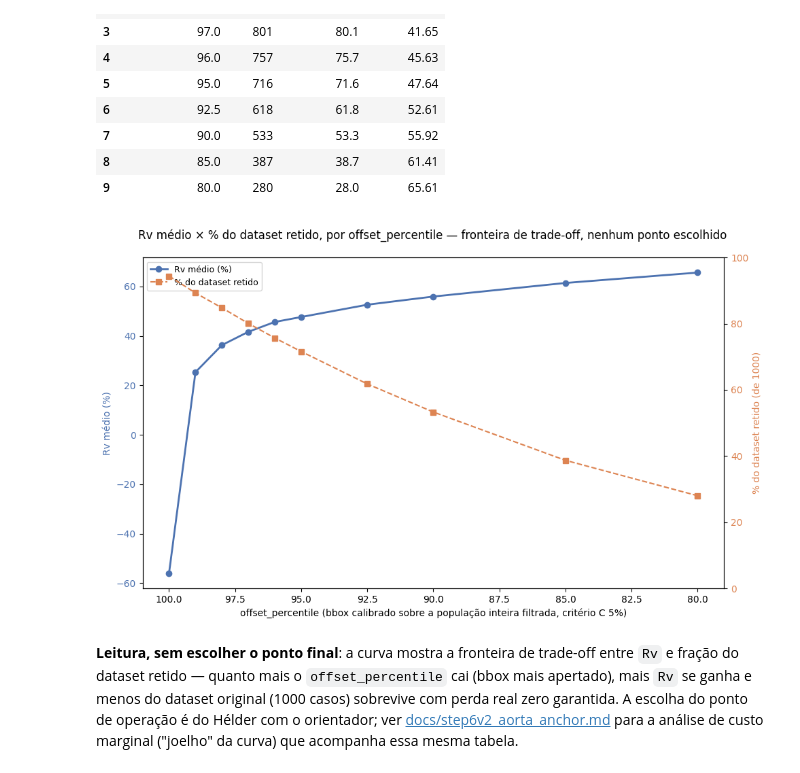
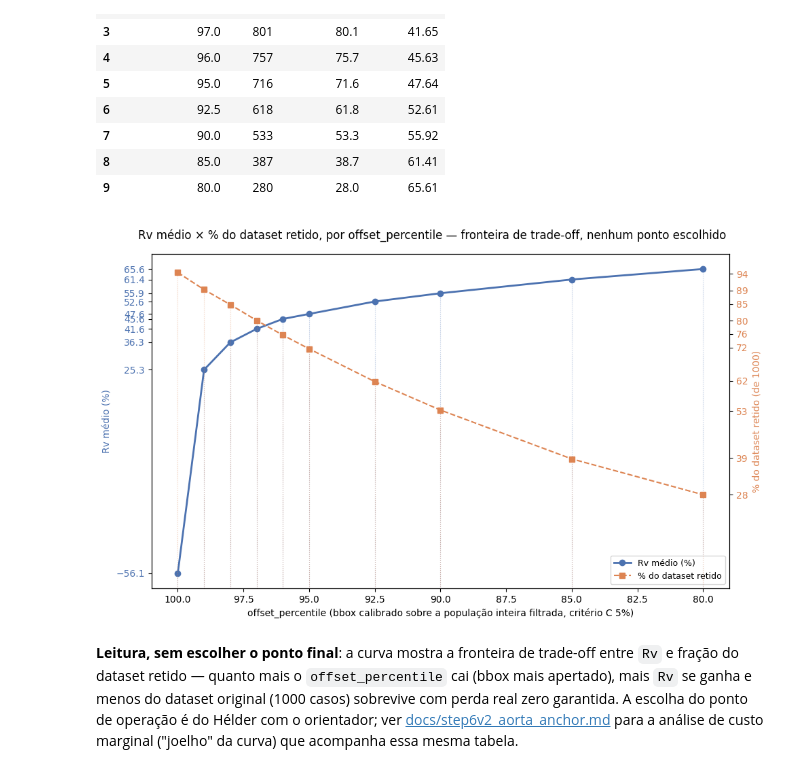
Before and after one commit to hcalmeida-uesc/heart-bounding-box, a Jupyter notebook: notebooks/reuniao_2026-07-29_diagnostico_e_correcao_z_coverage.ipynb, the cells around one changed output. Cells and saved outputs as stored; diff of their text form; code cells hidden in the pictures.

```diff
--- a/notebooks/reuniao_2026-07-29_diagnostico_e_correcao_z_coverage.ipynb
+++ b/notebooks/reuniao_2026-07-29_diagnostico_e_correcao_z_coverage.ipynb
@@ -519,29 +519,39 @@ n_rv_df[["offset_percentile", "n_final", "pct_retained", "rv_mean_%"]]
 # %%
 fig, ax1 = plt.subplots(figsize=(10, 6))
 
 x = n_rv_df["offset_percentile"]
 
-ax1.plot(x, n_rv_df["rv_mean_%"], marker="o", color="#4C72B0", linewidth=2, label="Rv médio (%)")
+ax1.plot(x, n_rv_df["rv_mean_%"], marker="o", color="#4C72B0", linewidth=2, zorder=3, label="Rv médio (%)")
 ax1.set_xlabel("offset_percentile (bbox calibrado sobre a população inteira filtrada, critério C 5%)")
 ax1.set_ylabel("Rv médio (%)", color="#4C72B0")
 ax1.tick_params(axis="y", labelcolor="#4C72B0")
 ax1.invert_xaxis()
 
 ax2 = ax1.twinx()
-ax2.plot(x, n_rv_df["pct_retained"], marker="s", linestyle="--", color="#DD8452", label="% do dataset retido")
+ax2.plot(x, n_rv_df["pct_retained"], marker="s", linestyle="--", color="#DD8452", zorder=3, label="% do dataset retido")
 ax2.set_ylabel("% do dataset retido (de 1000)", color="#DD8452")
 ax2.tick_params(axis="y", labelcolor="#DD8452")
 ax2.set_ylim(0, 100)
 
+y1_bottom, y1_top = ax1.get_ylim()
+for xi, yi in zip(x, n_rv_df["rv_mean_%"]):
+    ax1.plot([xi, xi], [y1_bottom, yi], linestyle=":", linewidth=0.8, color="#4C72B0", alpha=0.45, zorder=1)
+ax1.set_ylim(y1_bottom, y1_top)
+ax1.set_yticks(sorted(n_rv_df["rv_mean_%"].round(1).unique()))
+
+for xi, yi in zip(x, n_rv_df["pct_retained"]):
+    ax2.plot([xi, xi], [0, yi], linestyle=":", linewidth=0.8, color="#DD8452", alpha=0.45, zorder=1)
+ax2.set_yticks(sorted(n_rv_df["pct_retained"].round(0).unique()))
+
 lines1, labels1 = ax1.get_legend_handles_labels()
 lines2, labels2 = ax2.get_legend_handles_labels()
-ax1.legend(lines1 + lines2, labels1 + labels2, loc="upper left", fontsize=9)
+ax1.legend(lines1 + lines2, labels1 + labels2, loc="lower right", fontsize=9)
 
 fig.suptitle("Rv médio × % do dataset retido, por offset_percentile — fronteira de trade-off, nenhum ponto escolhido")
 fig.tight_layout()
 plt.show()
 # %% [output]
-[figure, old version]
+[figure, new version]
 # %% [markdown]
 **Leitura, sem escolher o ponto final**: a curva mostra a fronteira de trade-off entre `Rv` e
 fração do dataset retido — quanto mais o `offset_percentile` cai (bbox mais apertado), mais `Rv`
```
Also changed, not shown: 2 other files.
